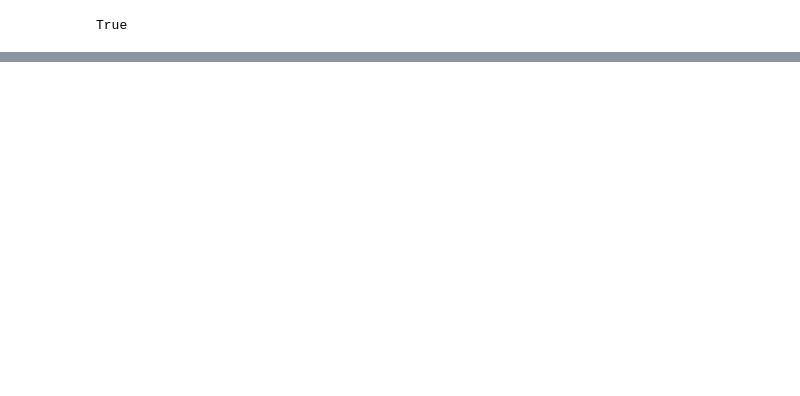
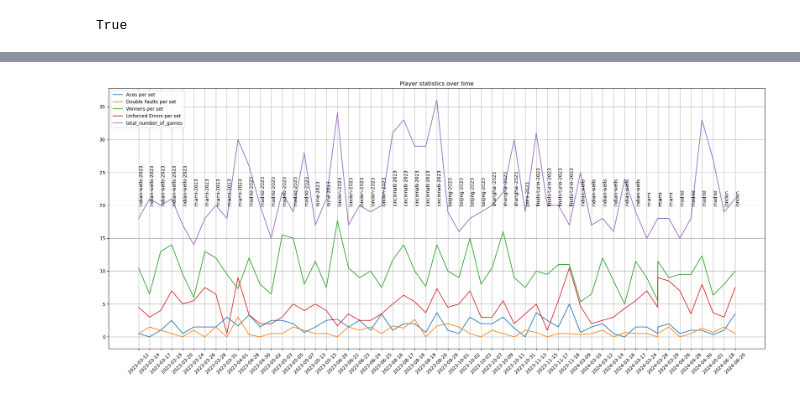
Before and after one commit to mathias-grau/betbot_tennis, a Jupyter notebook: tennis/tennis_analysis.ipynb, the cells around one changed output, grey strips where cells are left out. Saved outputs shown, nothing was run; the diff lists cells and outputs as text; code cells hidden in the pictures; blank space fills up the shorter version.

```diff
--- a/tennis/tennis_analysis.ipynb
+++ b/tennis/tennis_analysis.ipynb
@@ -224,0 +539,24 @@ tennis_dataset = TennisMatchDataset([
+# %%
+plt.figure(figsize=(25, 10))
+
+grand_slams = statistics_df[statistics_df['tournament'].isin(['australian-open', 'french-open', 'us-open', 'wimbledon', 'australian-open-2023', 'french-open-2023', 'us-open-2023', 'wimbledon-2023'])]
+others = statistics_df[~statistics_df['tournament'].isin(['australian-open', 'french-open', 'us-open', 'wimbledon', 'australian-open-2023', 'french-open-2023', 'us-open-2023', 'wimbledon-2023'])]
+
+for col in [
+    'Aces per set',
+    'Double Faults per set',
+    'Winners per set',
+    'Unforced Errors per set',
+    'total_number_of_games',
+]:
+    plt.plot(others['date_str'],others[col], label=col)
+plt.legend()
+plt.xticks(rotation=45)
+# add tournament names
+for i, row in others.iterrows():
+    plt.text(row['date_str'], 20, row['tournament'], rotation=90)
+plt.title('Player statistics over time')
+plt.grid()
+plt.show()
+# %% [output]
+[figure, added]
```
Also changed, not shown: parts of 10 cells of this notebook, 1 other file.
